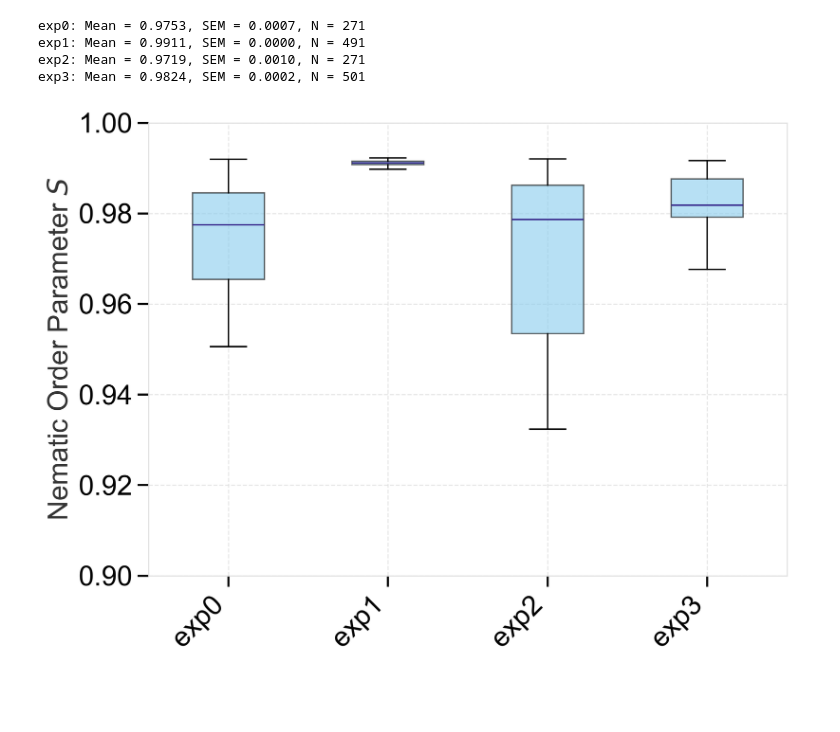
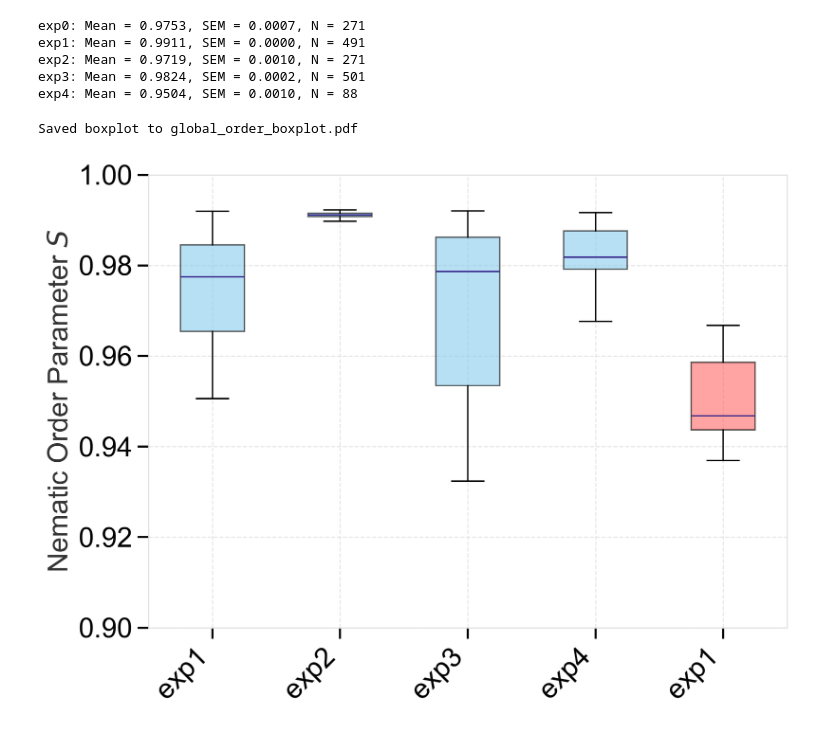
Before and after one commit to wppppupr/MTCargo_analysis, a Jupyter notebook: notebooks/global_order.ipynb, the cells around one changed output. Saved outputs shown, nothing was run; the diff lists cells and outputs as text; code cells hidden in the pictures; blank space fills up the shorter version.

```diff
--- a/notebooks/global_order.ipynb
+++ b/notebooks/global_order.ipynb
@@ -12,17 +12,23 @@ sys.path.append(os.path.abspath(".."))
 
 plt.style.use('../libs/my_style.mplstyle')
 
-input_dir = Path('/mnt/e/Sasaki/MTSingleBeads')
+#mypass = '/mnt/e/Sasaki/MTSingleBeads'
+mypass = '/Volumes/My Passport/Sasaki/MTsingleBeads'
+
+output = 'global_order_boxplot.pdf'
+
+input_dir = Path(mypass)
 
 experiments = [
     "20260121/beads_trans_crop_crop",
     "20260121/exp_crop1",
     "20260122/exp",
-    "20260122/exp001"
+    "20260122/exp001",
+    "beads3um/20260416"
 ]
 
 op_data = []
-labels = []
+labels = ["exp1","exp2", "exp3", "exp4", "exp1"]
 
 i = 0
 
@@ -41,7 +47,7 @@ for exp_subpath in experiments:
             op_data.append(op)
 
             # ラベルに実験のサブパスを使用
-            labels.append(f'exp{i}')
+            #labels.append(f'exp{i}')
 
             num = len(op)
             op_mean = np.mean(op) if num > 0 else np.nan
@@ -59,28 +65,32 @@ exp0: Mean = 0.9753, SEM = 0.0007, N = 271
 exp1: Mean = 0.9911, SEM = 0.0000, N = 491
 exp2: Mean = 0.9719, SEM = 0.0010, N = 271
 exp3: Mean = 0.9824, SEM = 0.0002, N = 501
+exp4: Mean = 0.9504, SEM = 0.0010, N = 88
 # %%
 # 箱ひげ図の作成
 if op_data:
     fig, ax = plt.subplots()
 
     # ボックスプロットを描画
     bp = ax.boxplot(op_data, labels=labels, patch_artist=True)
 
     # 見やすくするために色を付ける（オプション）
     for box in bp['boxes']:
         box.set(facecolor='#88CCEE', alpha=0.6)
 
+    bp['boxes'][4].set(facecolor='#FF6666', alpha=0.6)
+
     ax.set_ylabel("Nematic Order Parameter $S$")
     #ax.set_title("Order Parameter per Experiment")
     ax.set_ylim(0.9, 1.0)
     plt.xticks(rotation=45, ha='right')
     plt.tight_layout()
 
     # 画像の保存
-    #plt.savefig(args.output, dpi=300)
-    #print(f"Saved boxplot to {args.output}")
+    plt.savefig(input_dir/output, dpi=300)
+    print(f"Saved boxplot to {output}")
 else:
     print("No valid data available to plot.")
 # %% [output]
+Saved boxplot to global_order_boxplot.pdf
-[figure, old version]
+[figure, new version]
```
Also changed, not shown: parts of 1 cell of this notebook, 7 other files.
